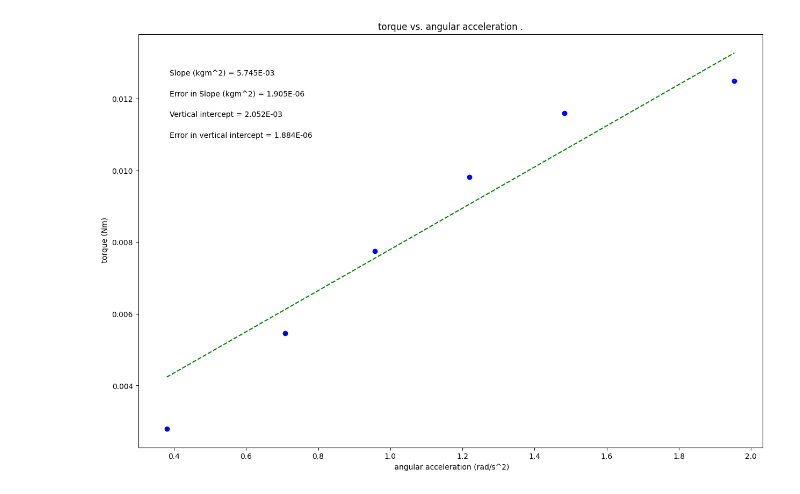
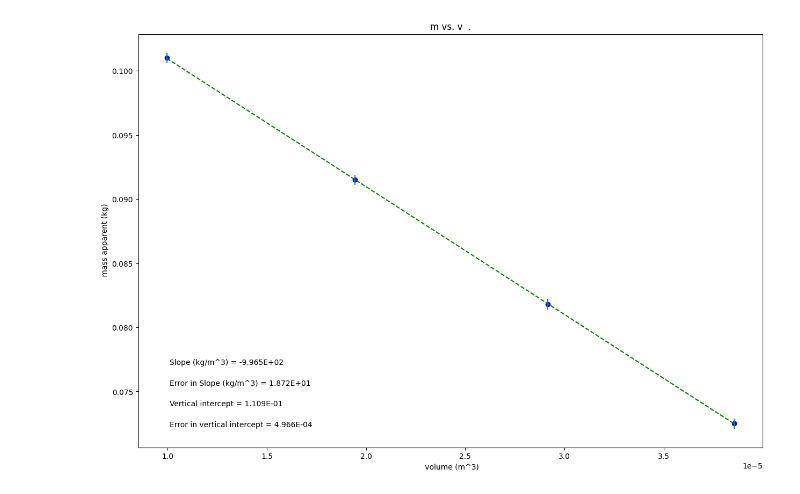
Before and after one commit to JamesHoenstine/PHSX216N.01_2024, a Jupyter notebook: phsxlab_plotting_template.ipynb, the cells around one changed output. Saved outputs shown, nothing was run; the diff lists cells and outputs as text; code cells hidden in the pictures.

```diff
--- a/phsxlab_plotting_template.ipynb
+++ b/phsxlab_plotting_template.ipynb
@@ -3,7 +3,7 @@
 # %%
 #PHSX Lab Moment of Interia
 #James Hoenstine
-#11-13-24
+#11-20-24
 
 #import packages and libraries, assign shortcut names
 %matplotlib inline
@@ -19,33 +19,33 @@ import matplotlib.pyplot as plt
 #variable names should start with a letter and must contain only letters, numbers, and underscores
 
 
-xvariable_angularacceleration= np.array([.38,.708,.957,1.219,1.482,1.954])
+xvariable_volume= np.array([.0000099568,.0000194322,.000029161,.0000385604])
 
-yvariable_torque  = np.array([.0028,.00546,.00775,.00981,.0116,.0125])
+yvariable_massapparent  = np.array([.101,.0915,.0818,.0725])
 
-err_yvariable_torque  = np.array([0.0000016, 0.0000018, 0.0000021, 0.0000025, 0.0000029, 0.0000033])
+err_yvariable_massapparent  = np.array([.0004,.0004,.0004,.0004])
 
 
 
 #Re-assign variables as x, y, dy so that the remaining plotting code may remain generic
 #UPDATE VARIABLE NAMES (ON RHS OF EACH EQUAL SIGN) TO MATCH VARIABLE NAMES FOR DATA ABOVE
 
-x = xvariable_angularacceleration             #this should be the array you want to plot on the x axis
-y = yvariable_torque          #this should be the array you want to plot on the y axis
-dy = err_yvariable_torque      #this should be your error in y array
+x = xvariable_volume             #this should be the array you want to plot on the x axis
+y = yvariable_massapparent          #this should be the array you want to plot on the y axis
+dy = err_yvariable_massapparent      #this should be your error in y array
 
 
 #UPDATE EACH OF THESE 4 STRINGS FOR YOUR PLOT LABELS AS YOU WANT THEM TO APPEAR
 
-plot_title= 'torque vs. angular acceleration .'
-x_label= ' angular acceleration (rad/s^2)'
-y_label= ' torque (Nm)'
-slope_units= 'kgm^2'
+plot_title= 'm vs. v  .'
+x_label= ' volume (m^3)'
+y_label= ' mass apparent (kg)'
+slope_units= 'kg/m^3'
 
 #UPDATE ANNOTATION PLACEMENT SO IT'S OUT OF WAY OF PLOTTED DATA AND BEST FIT LINE
 #integer from 1 to 4, top R corner is 1 (counter-clockwise from there)
 
-annotation_placement=2
+annotation_placement=3
 
 
 #-----------------------------------------------------------------------#
@@ -92,31 +92,31 @@ elif annotation_placement==3 or annotation_placement==4:
 #Don't need to change anything in this section!
 
 #Plot data on graph. Plot error bars and place values for slope,
 #error in slope, and vertical intercept (plus error) on the plot using "annotate"
 
 plt.figure(figsize=(15,10))
 
 plt.plot(x, fit, color='green', linestyle='--')
 plt.scatter(x, y, color='blue', marker='o')
 
 plt.xlabel(x_label)
 plt.ylabel(y_label)
 plt.title(plot_title)
 
 plt.errorbar(x, y, yerr=dy, xerr=None, fmt="none") #don't need to plot x error bars
 
 plt.annotate('Slope ({}) = {value:.{digits}E}'.format(slope_units,value=m, digits=3),
              (xpos, ypos[0]), xycoords='axes fraction')
 
 plt.annotate('Error in Slope ({}) = {value:.{digits}E}'.format(slope_units,value=dm, digits=3),
              (xpos, ypos[1]), xycoords='axes fraction')
 
 plt.annotate('Vertical intercept = {value:.{digits}E}'.format(value=b, digits=3),
              (xpos, ypos[2]), xycoords='axes fraction')
 
 plt.annotate('Error in vertical intercept = {value:.{digits}E}'.format(value=db, digits=3),
              (xpos, ypos[3]), xycoords='axes fraction')
 
 plt.show()
 # %% [output]
-[figure, old version]
+[figure, new version]
```
